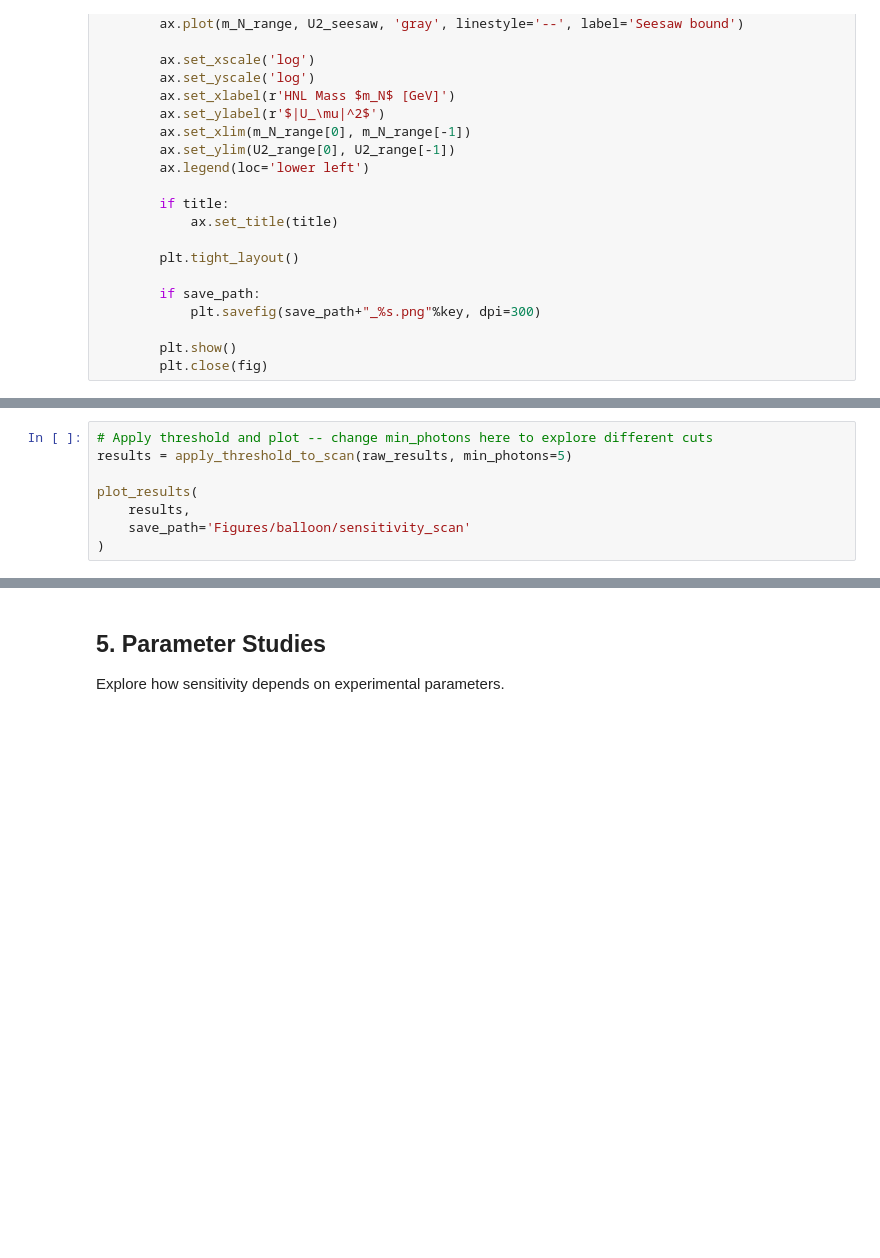
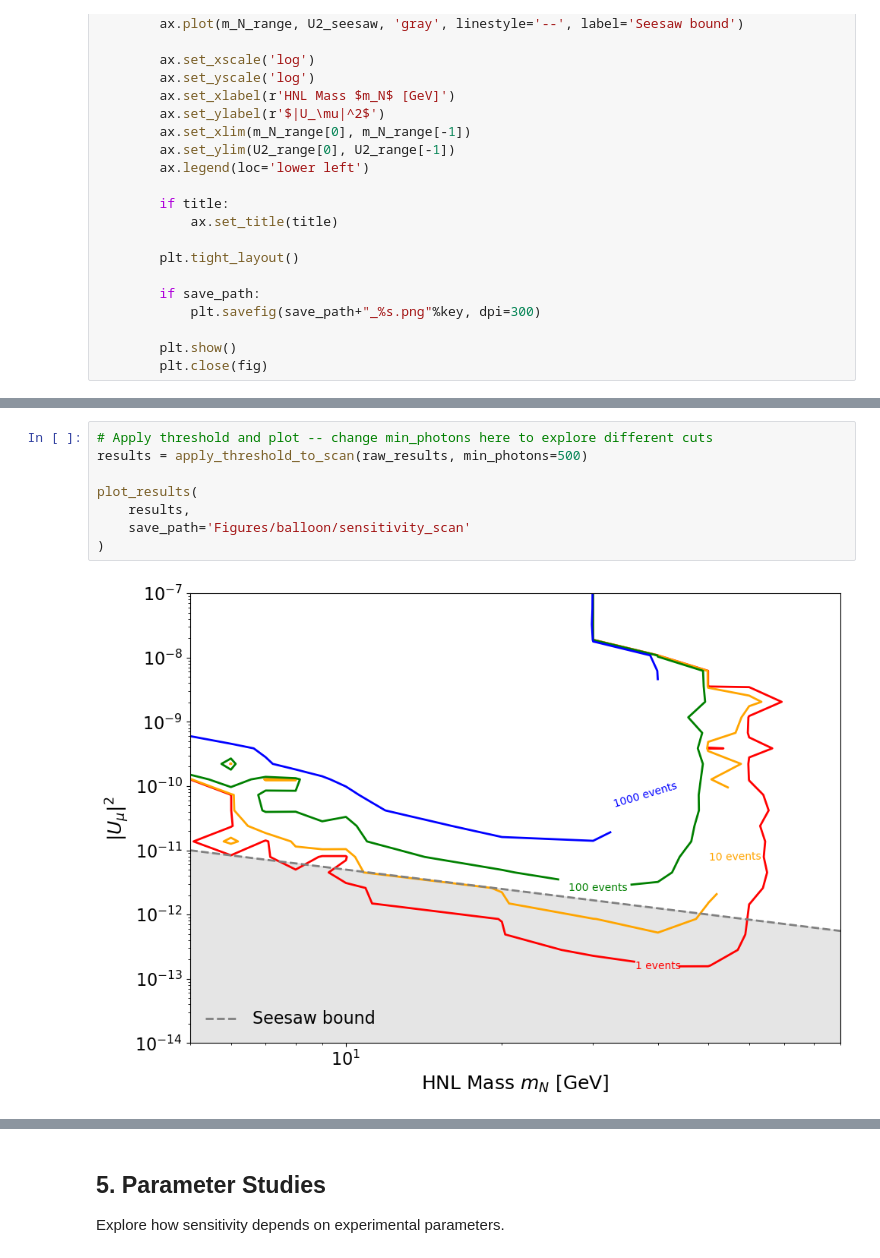
Before and after one commit to nickkamp1/NeutrinoFactoryHNL, a Jupyter notebook: Balloon.ipynb, the cells around one changed output, grey strips where cells are left out. Saved outputs shown, nothing was run; the diff lists cells and outputs as text; blank space fills up the shorter version.

```diff
--- a/Balloon.ipynb
+++ b/Balloon.ipynb
@@ -381,8 +393,10 @@ print("\nScan complete!")
 # %%
 # Apply threshold and plot -- change min_photons here to explore different cuts
-results = apply_threshold_to_scan(raw_results, min_photons=5)
+results = apply_threshold_to_scan(raw_results, min_photons=500)
 
 plot_results(
     results,
     save_path='Figures/balloon/sensitivity_scan'
 )
+# %% [output]
+[figure, added]
```
Also changed, not shown: parts of 4 cells of this notebook.
